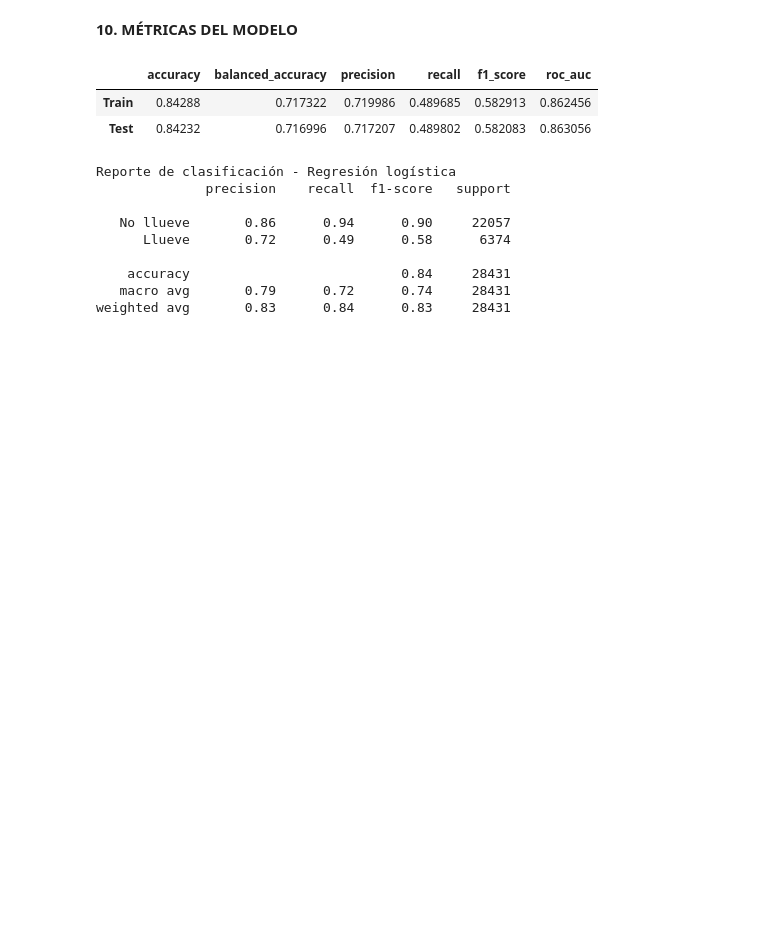
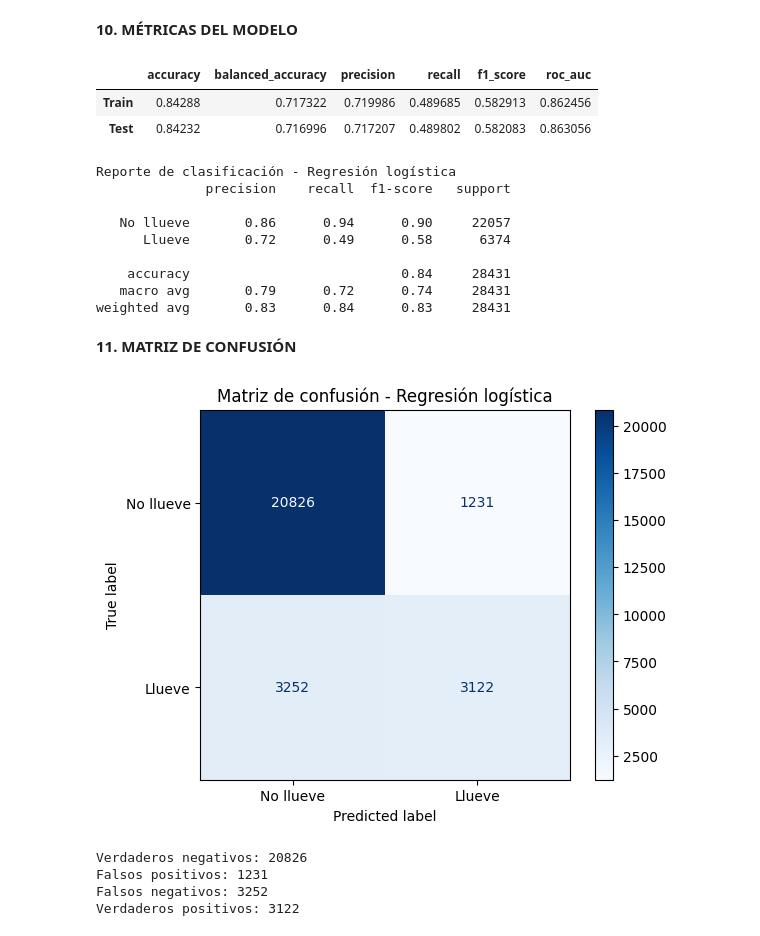
Before and after one commit to LucasD1az/AA1-TUIA-2026C1-Anianios-DiazCelauro-Tardugno, a Jupyter notebook: TP-Clasificacion-AA1.ipynb, the cells around one changed output. Drawn from its saved outputs; the diff is of its cells as text; code cells hidden in the pictures; blank space fills up the shorter version.

Commit message:
Se añade calculo de matriz de confusión y curva roc

```diff
--- a/TP-Clasificacion-AA1.ipynb
+++ b/TP-Clasificacion-AA1.ipynb
@@ -229,3 +229,34 @@ Reporte de clasificación - Regresión logística
     accuracy                           0.84     28431
    macro avg       0.79      0.72      0.74     28431
 weighted avg       0.83      0.84      0.83     28431
+# %% [markdown]
+**11. MATRIZ DE CONFUSIÓN**
+# %%
+# Generamos gráfico
+ConfusionMatrixDisplay.from_predictions(
+    y_test,
+    y_test_pred_logreg,
+    display_labels=["No llueve", "Llueve"],
+    cmap="Blues",
+    values_format="d"
+)
+
+plt.title("Matriz de confusión - Regresión logística")
+plt.show()
+# %% [output]
+[figure, added]
+# %%
+# Obtenemos los valores de la matriz
+cm_logreg = confusion_matrix(y_test, y_test_pred_logreg, labels=[0, 1])
+
+tn, fp, fn, tp = cm_logreg.ravel()
+
+print("Verdaderos negativos:", tn)
+print("Falsos positivos:", fp)
+print("Falsos negativos:", fn)
+print("Verdaderos positivos:", tp)
+# %% [output]
+Verdaderos negativos: 20826
+Falsos positivos: 1231
+Falsos negativos: 3252
+Verdaderos positivos: 3122
```
Also changed, not shown: parts of 2 cells of this notebook.
